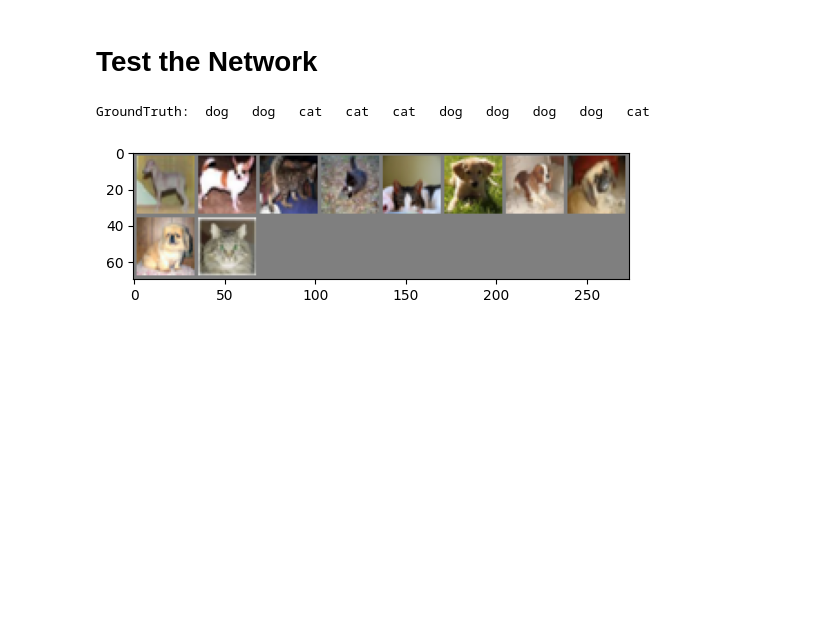
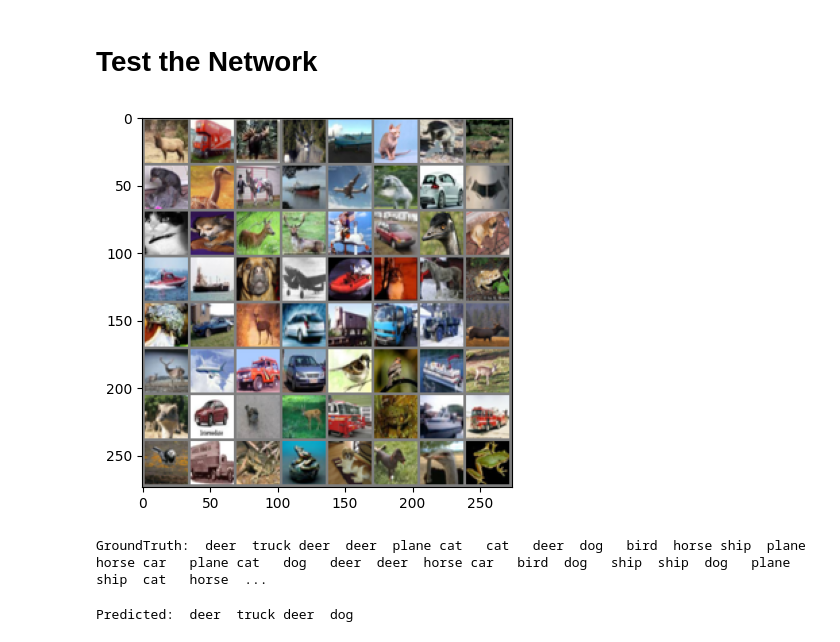
Before and after one commit to Al-harithM/CIFAR-10_CNN, a Jupyter notebook: cats_vs_dogs_CNN.ipynb, the cells around one changed output. Saved outputs shown, nothing was run; the diff lists cells and outputs as text; code cells hidden in the pictures; blank space fills up the shorter version.

```diff
--- a/cats_vs_dogs_CNN.ipynb
+++ b/cats_vs_dogs_CNN.ipynb
@@ -307,10 +260,10 @@ torch.save(net.state_dict(), PATH)
 # %%
 dataiter = iter(testloader)
 images, labels = next(dataiter)
 
 # print images
-imshow(torchvision.utils.make_grid(images[:10]))
-print('GroundTruth: ', ' '.join(f'{classes[labels[j]]:5s}' for j in range(10)))
+imshow(torchvision.utils.make_grid(images))
+print('GroundTruth: ', ' '.join(f'{target_classes[labels[j]]:5s}' for j in range(batch_size)))
 # %% [output]
+[figure, new version]
-GroundTruth:  dog   dog   cat   cat   cat   dog   dog   dog   dog   cat
+GroundTruth:  deer  truck deer  deer  plane cat   cat   deer  dog   bird  horse ship  plane horse car   plane cat   dog   deer  deer  horse car   bird  dog   ship  ship  dog   plane ship  cat   horse  ...
-[figure, old version]
@@ -317,3 +273,8 @@ GroundTruth:  dog   dog   cat   cat   cat   dog   dog   dog   dog   cat
+# %%
+_, predicted = torch.max(outputs, 1)
+print('Predicted: ', ' '.join(f'{target_classes[predicted[j]]:5s}' for j in range(4)))
+# %% [output]
+Predicted:  deer  truck deer  dog
 # %%
 net = Net()
 net.load_state_dict(torch.load(PATH, weights_only=True))
```
Also changed, not shown: parts of 27 cells of this notebook.
